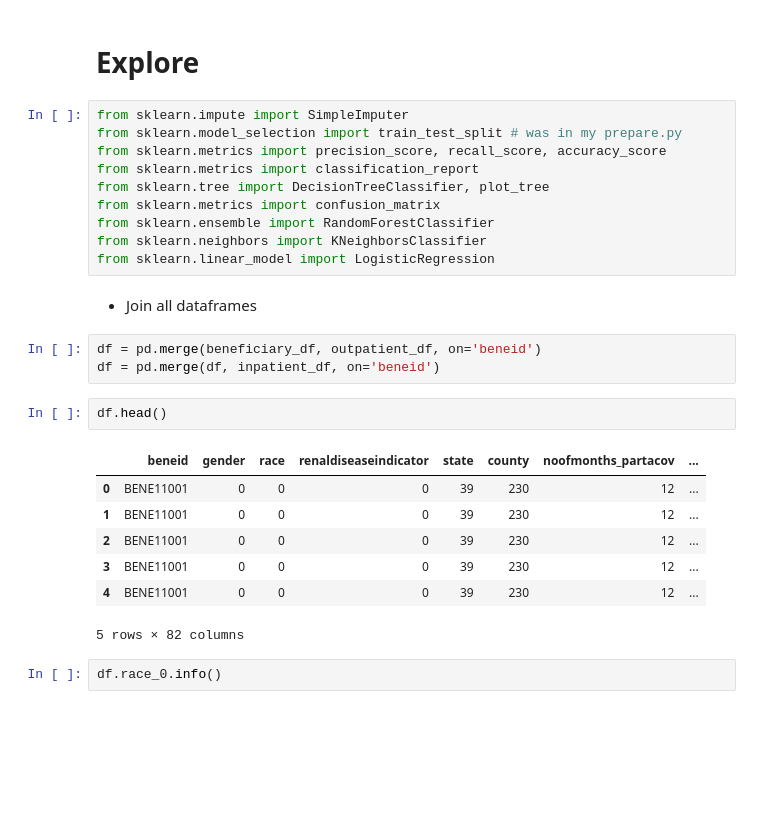
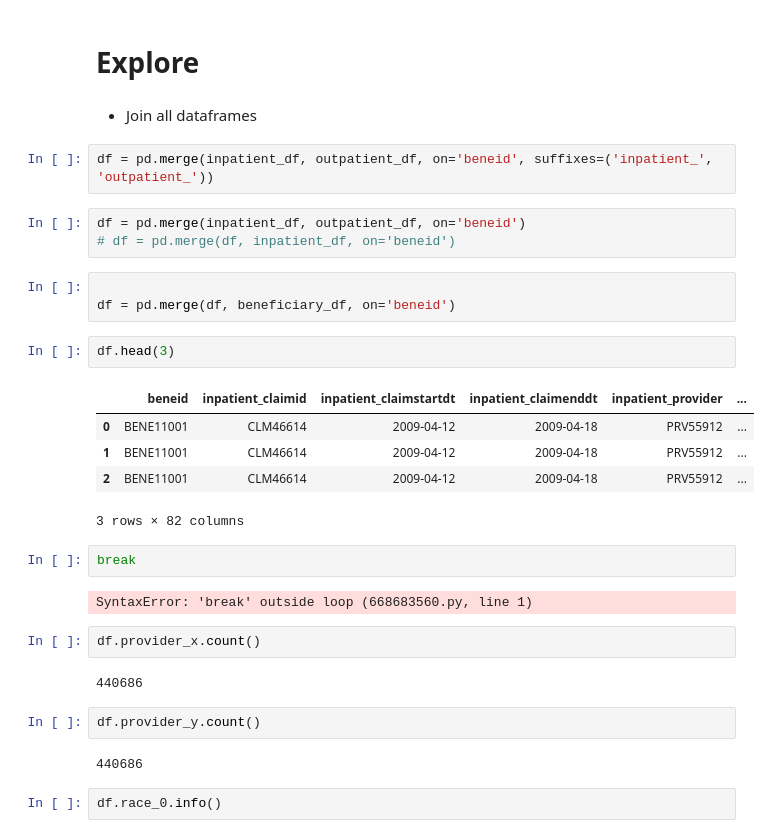
Before and after one commit to AswathyRadha100/Fraud_Detection_In_Healthcare, a Jupyter notebook: Workbooks/Ramiro/draft_health_care_fraud.ipynb, the cells around one changed output. Drawn from its saved outputs; the diff is of its cells as text; blank space fills up the shorter version.

```diff
--- a/Workbooks/Ramiro/draft_health_care_fraud.ipynb
+++ b/Workbooks/Ramiro/draft_health_care_fraud.ipynb
@@ -712,30 +725,35 @@ outpatient_df.head(3)
 # %% [markdown]
 # Explore
-# %%
-from sklearn.impute import SimpleImputer
-from sklearn.model_selection import train_test_split # was in my prepare.py
-from sklearn.metrics import precision_score, recall_score, accuracy_score
-from sklearn.metrics import classification_report
-from sklearn.tree import DecisionTreeClassifier, plot_tree
-from sklearn.metrics import confusion_matrix
-from sklearn.ensemble import RandomForestClassifier
-from sklearn.neighbors import KNeighborsClassifier
-from sklearn.linear_model import LogisticRegression
 # %% [markdown]
 - Join all dataframes
+# %%
+df = pd.merge(inpatient_df, outpatient_df, on='beneid', suffixes=('inpatient_', 'outpatient_'))
 # %%
-df = pd.merge(beneficiary_df, outpatient_df, on='beneid')
-df = pd.merge(df, inpatient_df, on='beneid')
+df = pd.merge(inpatient_df, outpatient_df, on='beneid')
+# df = pd.merge(df, inpatient_df, on='beneid')
+# %%
+
+df = pd.merge(df, beneficiary_df, on='beneid')
 # %%
-df.head()
+df.head(3)
 # %% [output]
-|  | beneid | gender | race | renaldiseaseindicator | state | county | noofmonths_partacov | ... |
-| 0 | BENE11001 | 0 | 0 | 0 | 39 | 230 | 12 | ... |
-| 1 | BENE11001 | 0 | 0 | 0 | 39 | 230 | 12 | ... |
-| 2 | BENE11001 | 0 | 0 | 0 | 39 | 230 | 12 | ... |
-| 3 | BENE11001 | 0 | 0 | 0 | 39 | 230 | 12 | ... |
-| 4 | BENE11001 | 0 | 0 | 0 | 39 | 230 | 12 | ... |
+|  | beneid | inpatient_claimid | inpatient_claimstartdt | inpatient_claimenddt | inpatient_provider | ... |
+| 0 | BENE11001 | CLM46614 | 2009-04-12 | 2009-04-18 | PRV55912 | ... |
+| 1 | BENE11001 | CLM46614 | 2009-04-12 | 2009-04-18 | PRV55912 | ... |
+| 2 | BENE11001 | CLM46614 | 2009-04-12 | 2009-04-18 | PRV55912 | ... |
-5 rows × 82 columns
+3 rows × 82 columns
+# %%
+break
+# %% [output]
+SyntaxError: 'break' outside loop (668683560.py, line 1)
+# %%
+df.provider_x.count()
+# %% [output]
+440686
+# %%
+df.provider_y.count()
+# %% [output]
+440686
 # %%
 df.race_0.info()
 # %% [output]
```
Also changed, not shown: parts of 8 cells of this notebook.
